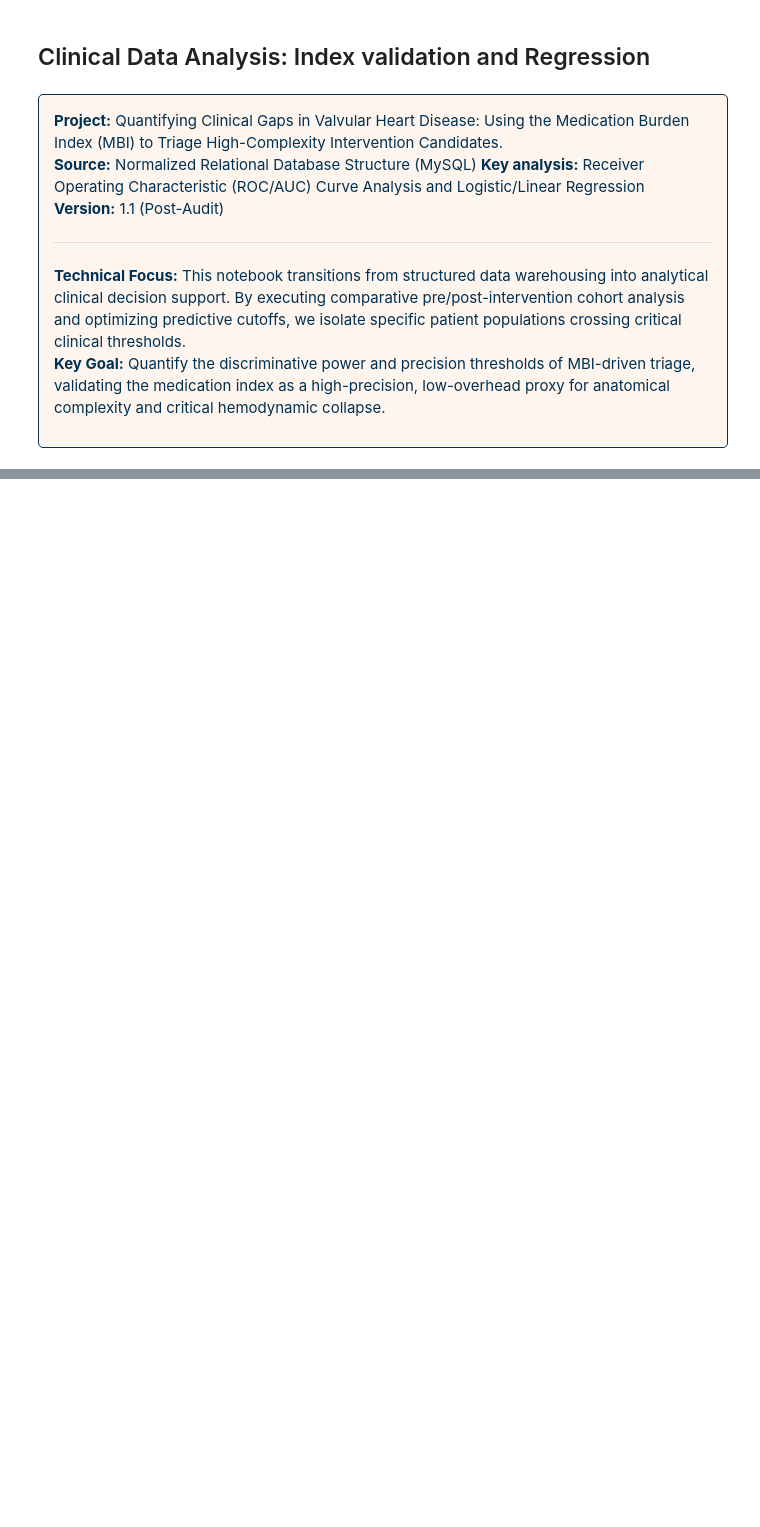
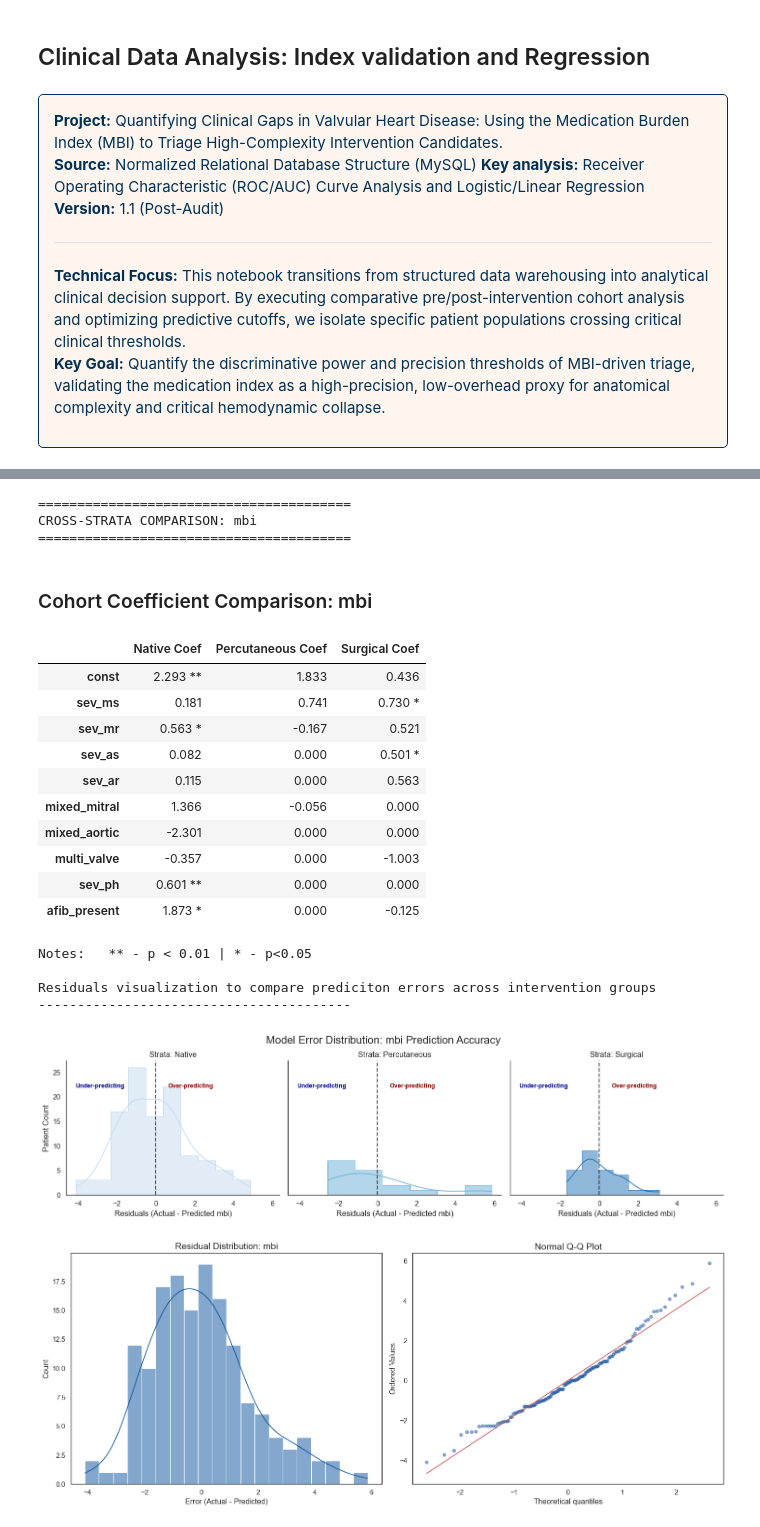
Before and after one commit to enaromd/Cardio-MBI-Triage-Engine, a Jupyter notebook: notebooks/03_analysis.ipynb, the cells around one changed output, grey strips where cells are left out. Saved outputs shown, nothing was run; the diff lists cells and outputs as text; code cells hidden in the pictures; blank space fills up the shorter version.

```diff
--- a/notebooks/03_analysis.ipynb
+++ b/notebooks/03_analysis.ipynb
@@ -36,0 +718,44 @@ import matplotlib.pyplot as plt
+# %%
+# Variables to be used for regression
+"""
+These lists are left empty because we want to run an exploratory regression first
+This will give us an overview into the differences per intervention status
+So far, we are going to focus on lesions only, to see how much of this data's MBI
+is explained by anatomy of the lesions.
+"""
+# This are the lists to be passed to the method run_regression
+# We are starting with the anatomic variables and then add/modify accordingly
+config.regression_echo = []
+config.regression_demographics = []
+config.regression_lesions = ['sev_ms','sev_mr', 'sev_as', 'sev_ar', 'mixed_mitral', 'mixed_aortic', 'multi_valve', 'sev_ph', 'afib_present']
+
+# Runs regression across all intervention groups
+mbi_mismatch = stats.run_regression(y_var='mbi')
+
+# To use residual_distribution method, make sure no strata is selected
+print("Residuals visualization to compare prediciton errors across intervention groups\n" + '-'*40)
+viz.residual_distribution(mbi_mismatch, y_var='mbi')
+viz.diagnostic_plots(mbi_mismatch, y_var='mbi')
+# viz.residual_vs_fitted(mbi_mismatch, y_var='MBI')
+# %% [output]
+========================================
+CROSS-STRATA COMPARISON: mbi
+========================================
+Cohort Coefficient Comparison: mbi
+|  | Native Coef | Percutaneous Coef | Surgical Coef |
+| const | 2.293 ** | 1.833 | 0.436 |
+| sev_ms | 0.181 | 0.741 | 0.730 * |
+| sev_mr | 0.563 * | -0.167 | 0.521 |
+| sev_as | 0.082 | 0.000 | 0.501 * |
+| sev_ar | 0.115 | 0.000 | 0.563 |
+| mixed_mitral | 1.366 | -0.056 | 0.000 |
+| mixed_aortic | -2.301 | 0.000 | 0.000 |
+| multi_valve | -0.357 | 0.000 | -1.003 |
+| sev_ph | 0.601 ** | 0.000 | 0.000 |
+| afib_present | 1.873 * | 0.000 | -0.125 |
+Notes:   ** - p < 0.01 | * - p<0.05
+
+Residuals visualization to compare prediciton errors across intervention groups
+----------------------------------------
+[figure, added]
+[figure, added]
```
Also changed, not shown: parts of 31 cells of this notebook, 10 other files.
